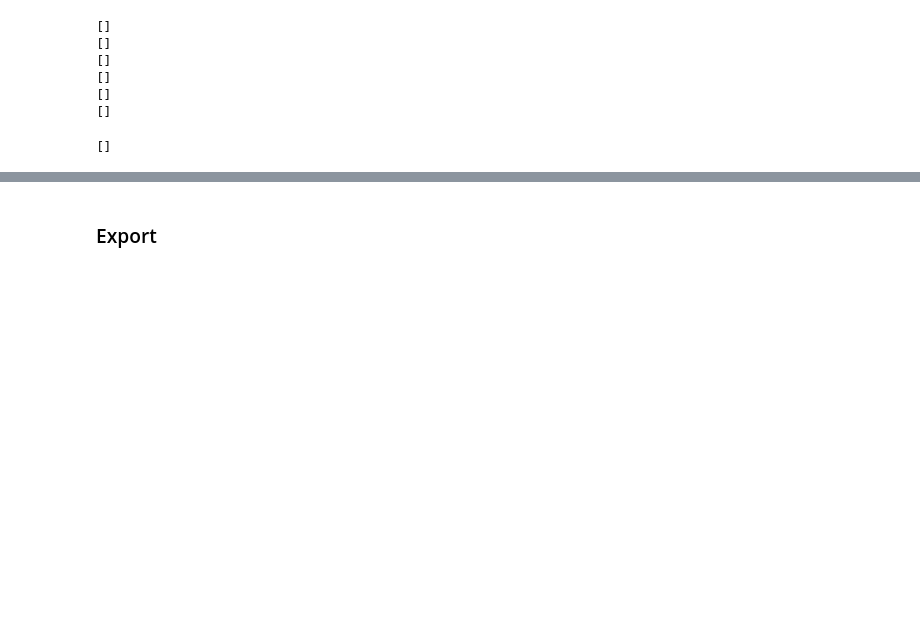
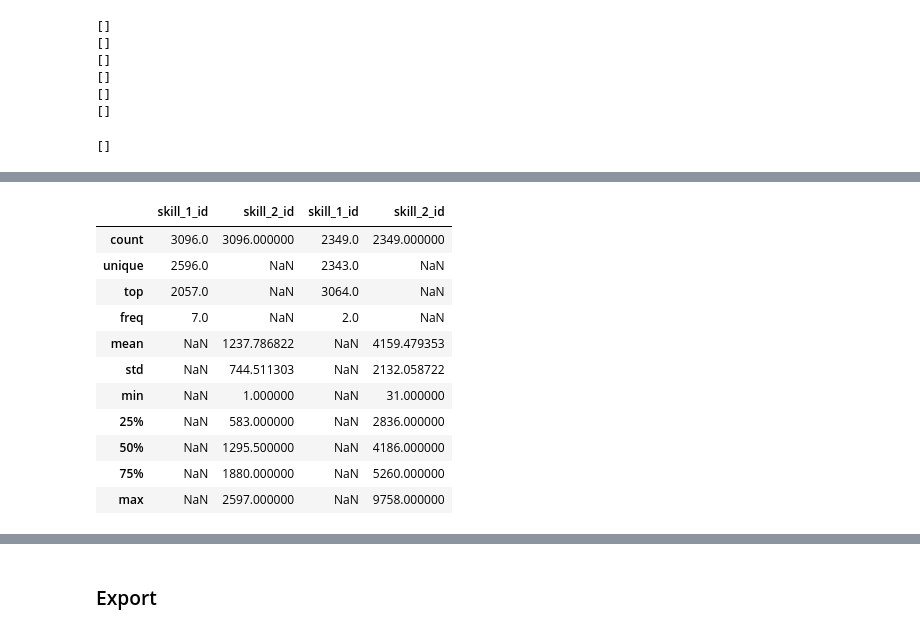
Before and after one commit to binxuankong/skills-ontology-project, a Jupyter notebook: Skills To DB Format (All).ipynb, the cells around one changed output, grey strips where cells are left out. Drawn from its saved outputs; the diff is of its cells as text; code cells hidden in the pictures; blank space fills up the shorter version.

```diff
--- a/Skills To DB Format (All).ipynb
+++ b/Skills To DB Format (All).ipynb
@@ -199,0 +238,9 @@ df_rel.describe(include='all')
+# %%
+# Include coursera skills
+df_r3 = extract_relation(coursera_skills, df_all)
+# Combine
+df_rel_all = df_rel.append(df_r3[['Skill', 'Parent']])
+df_rel_all = df_rel_all.drop_duplicates()
+df_rel_all = df_rel_all.reset_index(drop=True)
+df_rel_all = df_rel_all.rename(columns={'Skill': 'skill_1_id', 'Parent': 'skill_2_id'})
+df_rel_all.head()
@@ -199,0 +254,15 @@ df_rel.describe(include='all')
+# %%
+df_rel_all.describe(include='all')
+# %% [output]
+|  | skill_1_id | skill_2_id | skill_1_id | skill_2_id |
+| count | 3096.0 | 3096.000000 | 2349.0 | 2349.000000 |
+| unique | 2596.0 | NaN | 2343.0 | NaN |
+| top | 2057.0 | NaN | 3064.0 | NaN |
+| freq | 7.0 | NaN | 2.0 | NaN |
+| mean | NaN | 1237.786822 | NaN | 4159.479353 |
+| std | NaN | 744.511303 | NaN | 2132.058722 |
+| min | NaN | 1.000000 | NaN | 31.000000 |
+| 25% | NaN | 583.000000 | NaN | 2836.000000 |
+| 50% | NaN | 1295.500000 | NaN | 4186.000000 |
+| 75% | NaN | 1880.000000 | NaN | 5260.000000 |
+| max | NaN | 2597.000000 | NaN | 9758.000000 |
```
Also changed, not shown: parts of 19 cells of this notebook, 8 other files.
